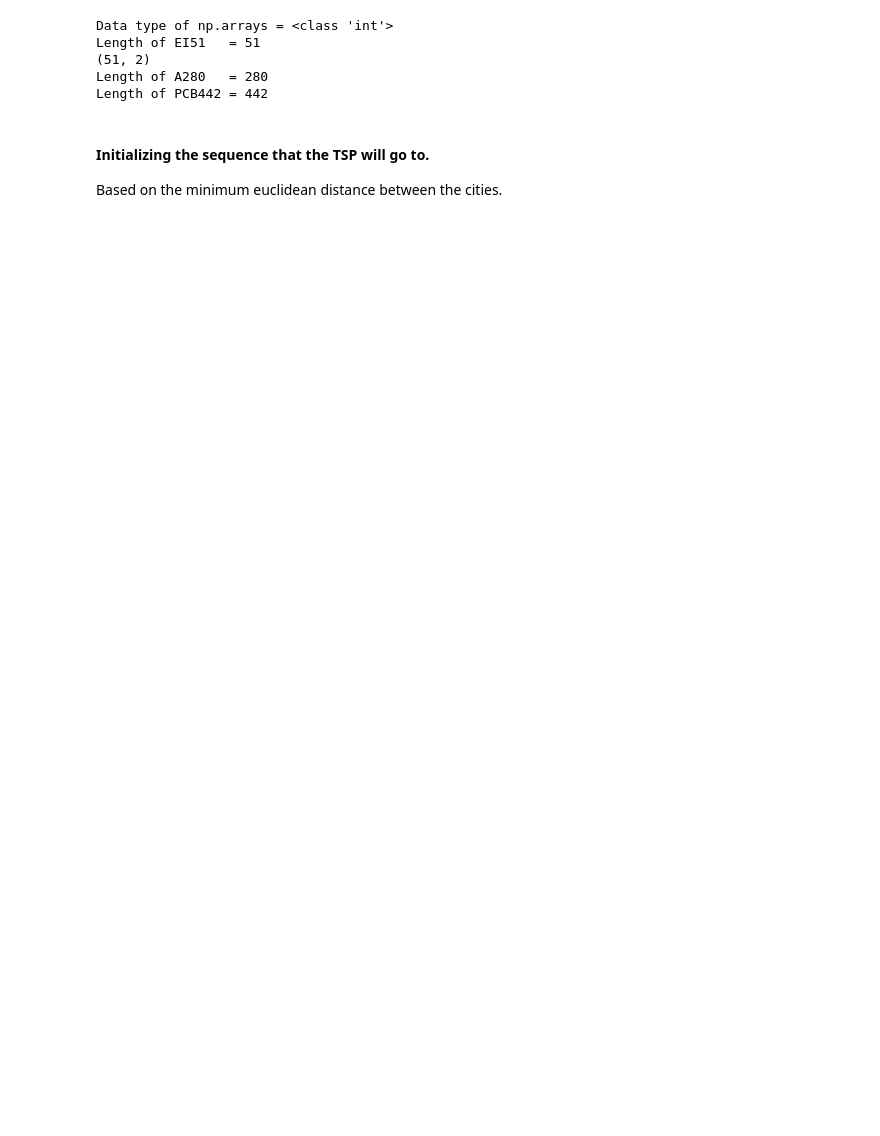
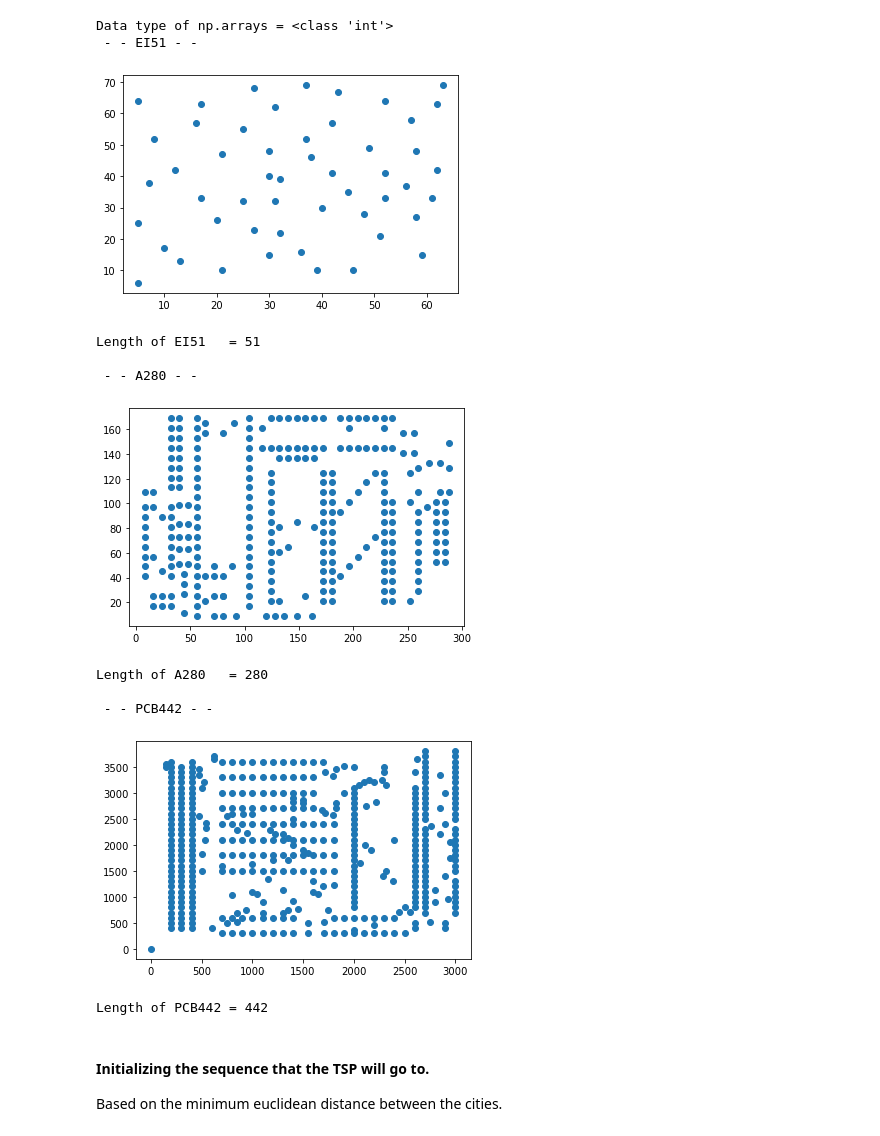
Before and after one commit to ithakis/Stochastic-Simulation-Assignment-3, a Jupyter notebook: Final.ipynb, the cells around one changed output. Drawn from its saved outputs; the diff is of its cells as text; code cells hidden in the pictures; blank space fills up the shorter version.

```diff
--- a/Final.ipynb
+++ b/Final.ipynb
@@ -3,7 +6,9 @@ import numpy as np
 # %%
 dtype = int ;   print(f"Data type of np.arrays = {dtype}")
-
+print(" - - EI51 - - ")
 EI51 = [[37, 52], [49, 49], [52, 64], [20, 26], [40, 30], [21, 47], [17, 63], [31, 62], [52, 33], [51, 21], [42, 41], [31, 32], [5, 25], [12, 42], [36, 16], [52, 41], [27, 23], [17, 33], [13, 13], [57, 58], [62, 42], [42, 57], [16, 57], [8, 52], [7, 38], [27, 68], [30, 48], [43, 67], [58, 48], [58, 27], [37, 69], [38, 46], [46, 10], [61, 33], [62, 63], [63, 69], [32, 22], [45, 35], [59, 15], [5, 6], [10, 17], [21, 10], [5, 64], [30, 15], [39, 10], [32, 39], [25, 32], [25, 55], [48, 28], [56, 37], [30, 40]]
 EI51 = np.array(EI51, dtype=dtype)
-print(f"Length of EI51   = {len(EI51)}")
+plt.scatter(EI51[:,0], EI51[:,1])   ;   plt.show()
+print(f"Length of EI51   = {len(EI51)}\n")
 
+print(" - - A280 - - ")
@@ -11,3 +16,5 @@ A280 = [[288, 149], [288, 129], [270, 133], [256, 141], [256, 157], [246, 157],
 A280 = np.array(A280, dtype=dtype)
-print(f"Length of A280   = {len(A280)}")
+plt.scatter(A280[:,0], A280[:,1])   ;   plt.show()
+print(f"Length of A280   = {len(A280)}\n")
 
+print(" - - PCB442 - - ")
@@ -15,11 +22,19 @@ PCB442 = [[200, 400], [200, 500], [200, 600], [200, 700], [200, 800], [200, 900]
 PCB442 = np.array(PCB442, dtype=dtype)
-print(f"Length of PCB442 = {len(PCB442)}")
+plt.scatter(PCB442[:,0], PCB442[:,1])   ;   plt.show()
+print(f"Length of PCB442 = {len(PCB442)}\n")
 # %% [output]
 Data type of np.arrays = <class 'int'>
-Length of EI51   = 51
-(51, 2)
-Length of A280   = 280
-Length of PCB442 = 442
+ - - EI51 - -
+[figure, added]
+Length of EI51   = 51
+
+ - - A280 - -
+[figure, added]
+Length of A280   = 280
+
+ - - PCB442 - -
+[figure, added]
+Length of PCB442 = 442
 # %% [markdown]
 #### Initializing the sequence that the TSP will go to.
 Based on the minimum euclidean distance between the cities.
```
Also changed, not shown: parts of 10 cells of this notebook, 1 other file.
